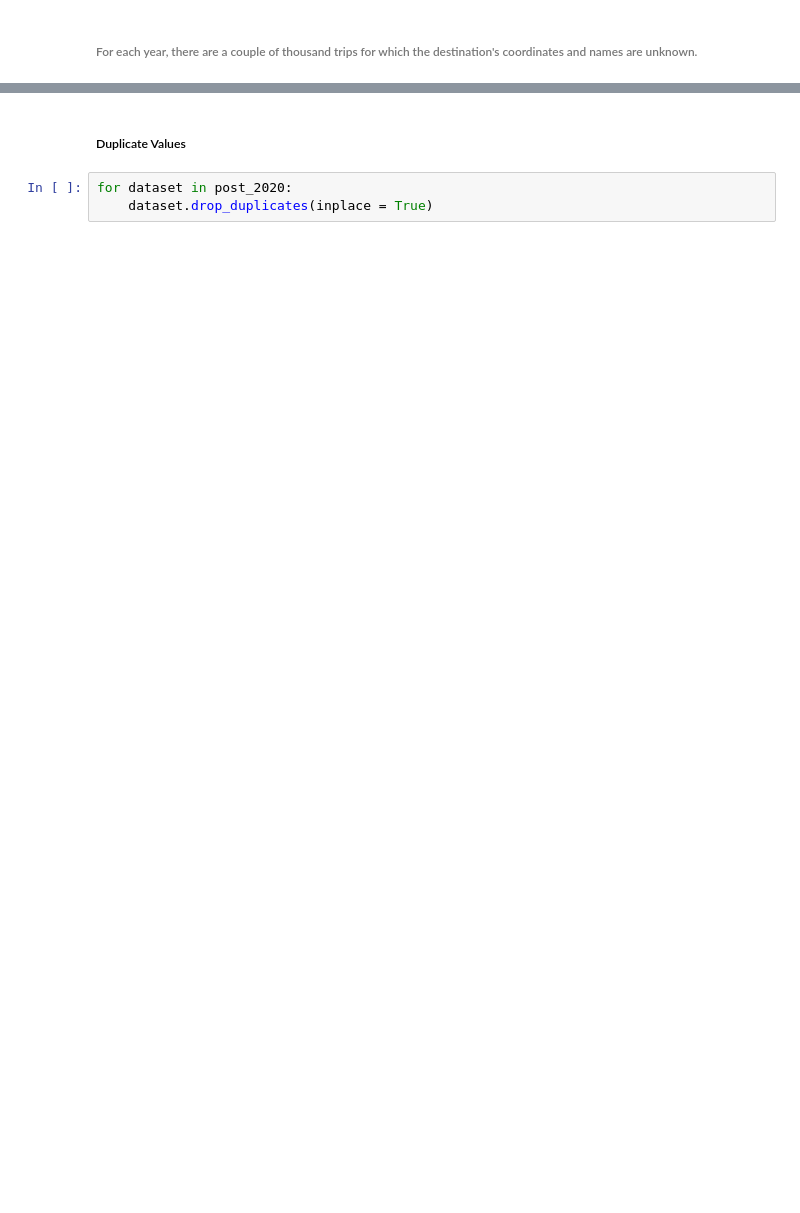
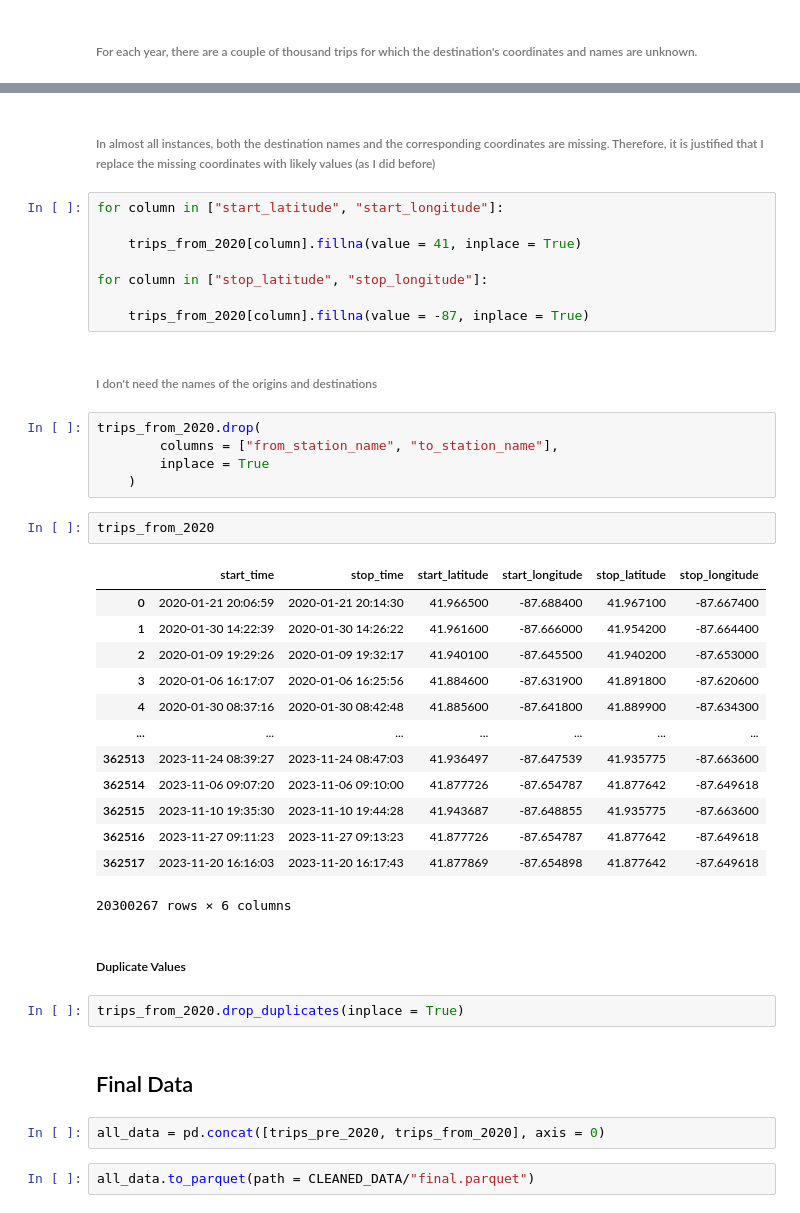
Before and after one commit to richizo/Hourly-Divvy-Trip-Predictor, a Jupyter notebook: notebooks/03_DATA_CLEANING.ipynb, the cells around one changed output, grey strips where cells are left out. Drawn from its saved outputs; the diff is of its cells as text; blank space fills up the shorter version.

```diff
--- a/notebooks/03_DATA_CLEANING.ipynb
+++ b/notebooks/03_DATA_CLEANING.ipynb
@@ -603,5 +519,43 @@ for dataset in post_2020:
+# %% [markdown]
+###### In almost all instances, both the destination names and the corresponding coordinates are missing. Therefore, it is justified that I replace the missing coordinates with likely values (as I did before)
+# %%
+for column in ["start_latitude", "start_longitude"]:
+
+    trips_from_2020[column].fillna(value = 41, inplace = True)
+
+for column in ["stop_latitude", "stop_longitude"]:
+
+    trips_from_2020[column].fillna(value = -87, inplace = True)
+# %% [markdown]
+###### I don't need the names of the origins and destinations
+# %%
+trips_from_2020.drop(
+        columns = ["from_station_name", "to_station_name"],
+        inplace = True
+    )
+# %%
+trips_from_2020
+# %% [output]
+|  | start_time | stop_time | start_latitude | start_longitude | stop_latitude | stop_longitude |
+| 0 | 2020-01-21 20:06:59 | 2020-01-21 20:14:30 | 41.966500 | -87.688400 | 41.967100 | -87.667400 |
+| 1 | 2020-01-30 14:22:39 | 2020-01-30 14:26:22 | 41.961600 | -87.666000 | 41.954200 | -87.664400 |
+| 2 | 2020-01-09 19:29:26 | 2020-01-09 19:32:17 | 41.940100 | -87.645500 | 41.940200 | -87.653000 |
+| 3 | 2020-01-06 16:17:07 | 2020-01-06 16:25:56 | 41.884600 | -87.631900 | 41.891800 | -87.620600 |
+| 4 | 2020-01-30 08:37:16 | 2020-01-30 08:42:48 | 41.885600 | -87.641800 | 41.889900 | -87.634300 |
+| ... | ... | ... | ... | ... | ... | ... |
+| 362513 | 2023-11-24 08:39:27 | 2023-11-24 08:47:03 | 41.936497 | -87.647539 | 41.935775 | -87.663600 |
+| 362514 | 2023-11-06 09:07:20 | 2023-11-06 09:10:00 | 41.877726 | -87.654787 | 41.877642 | -87.649618 |
+| 362515 | 2023-11-10 19:35:30 | 2023-11-10 19:44:28 | 41.943687 | -87.648855 | 41.935775 | -87.663600 |
+| 362516 | 2023-11-27 09:11:23 | 2023-11-27 09:13:23 | 41.877726 | -87.654787 | 41.877642 | -87.649618 |
+| 362517 | 2023-11-20 16:16:03 | 2023-11-20 16:17:43 | 41.877869 | -87.654898 | 41.877642 | -87.649618 |
+20300267 rows × 6 columns
 # %% [markdown]
 ##### Duplicate Values
 # %%
-for dataset in post_2020:
-    dataset.drop_duplicates(inplace = True)
+trips_from_2020.drop_duplicates(inplace = True)
+# %% [markdown]
+## Final Data
+# %%
+all_data = pd.concat([trips_pre_2020, trips_from_2020], axis = 0)
+# %%
+all_data.to_parquet(path = CLEANED_DATA/"final.parquet")
```
Also changed, not shown: parts of 140 cells of this notebook, 8 other files.
